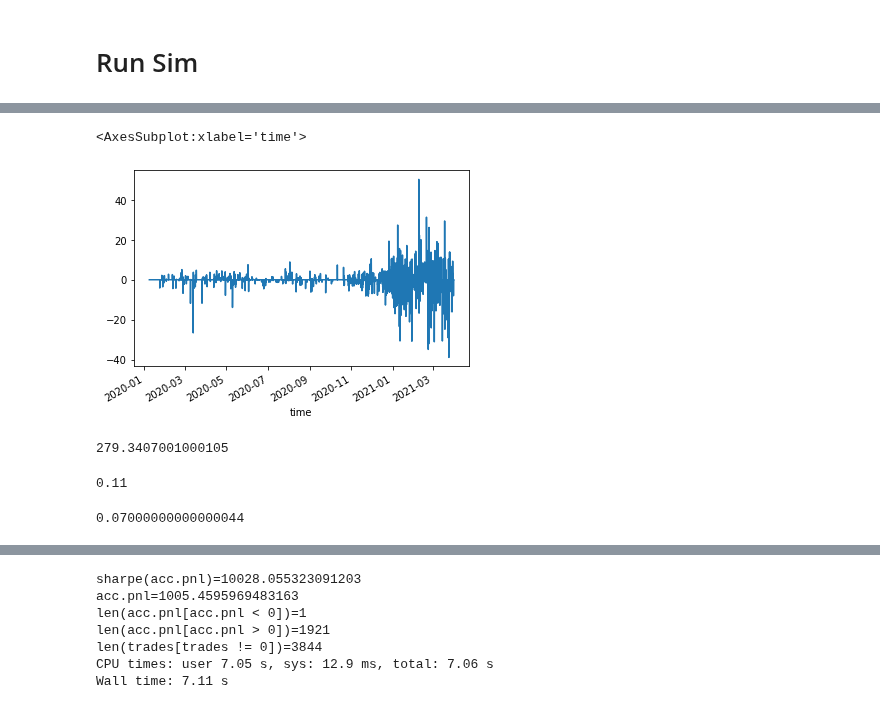
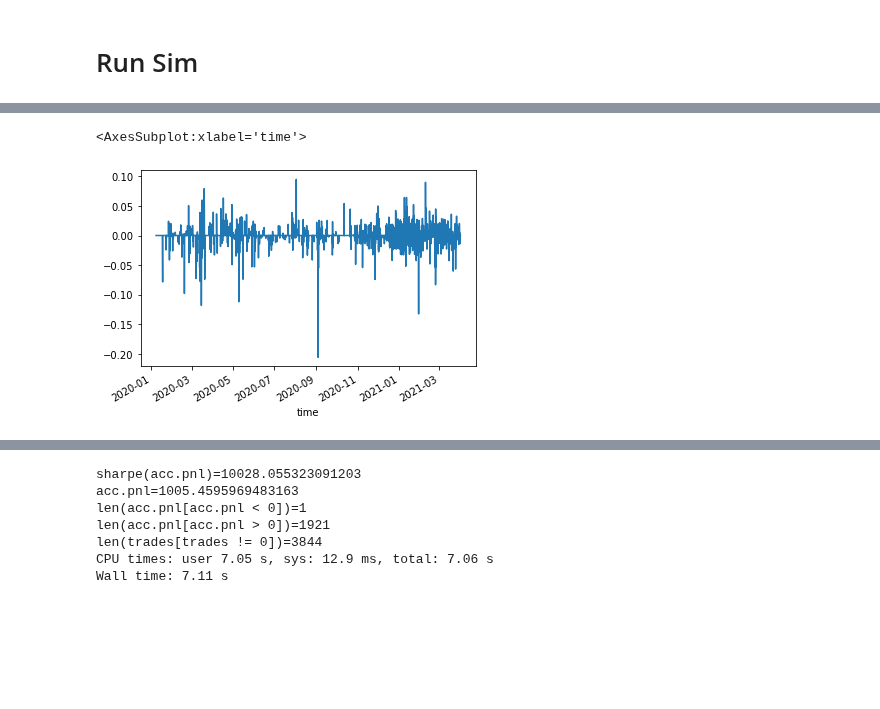
Before and after one commit to felipemontefuscolo/bitme, a Jupyter notebook: OhlcSim.ipynb, the cells around one changed output, grey strips where cells are left out. Drawn from its saved outputs; the diff is of its cells as text; code cells hidden in the pictures; blank space fills up the shorter version.

Commit message:
Fix returns

```diff
--- a/OhlcSim.ipynb
+++ b/OhlcSim.ipynb
@@ -359,11 +359,14 @@ def compute_pnl(prices, trades, fee):
 
     pos_id = (np.sign(pos.shift()) != np.sign(pos)).cumsum()
     open_sum = open_qty.groupby(pos_id).cumsum()
-    open_mean = (prices * open_qty).groupby(pos_id).cumsum().div(open_sum).shift()
+    open_mean = (prices * open_qty).groupby(pos_id).cumsum().div(open_sum).shift().fillna(0)
+    assert (open_mean >= 0).all()
 
-    p = (prices - open_mean) + (prices + open_mean) * fee * np.sign(close_qty)
+    realized_pnl = -close_qty * (prices - open_mean) - close_qty.abs() * (prices + open_mean) * fee
+    invested = (open_sum.shift().fillna(0) * open_mean).abs()
+    returns = (realized_pnl / invested).fillna(0)
 
-    return -close_qty * p.fillna(0)
+    return realized_pnl, invested, returns
 
 def compute_accounting(prices, trades, fee=0.0026):
 
@@ -376,7 +379,7 @@ def compute_accounting(prices, trades, fee=0.0026):
     book = prices * position * (1 - np.sign(position)*fee)
 
     total_cum = book + balance
-    realized_pnl = compute_pnl(prices, trades, fee)
+    realized_pnl, invested, returns = compute_pnl(prices, trades, fee)
 
 #to debug:
 #     return pd.DataFrame({'closed_pos': closed_pos, 'position': position,
@@ -384,6 +387,8 @@ def compute_accounting(prices, trades, fee=0.0026):
 #                         'p*t':prices * trades, 'balance': balance,
 #                         'book': book, 'unrealized': unrealized, 'pnl': pnl})
     return pd.DataFrame({'realized_pnl': realized_pnl,
+                         'invested': invested,
+                         'returns': returns,
                          'total_cum': total_cum,
                          'balance': balance,
                          'book': book,
@@ -478,6 +483,6 @@ def dd(x):  # to print dollars
     return locale.currency(x, grouping=True)
 # %%
 %%time
-trader = PatternTrader(100, best_score_max, budget=200)
+trader = PatternTrader(100, best_score_max, stop_loss_return=None)
 trades = trade(df, trader)
 # %% [output]
@@ -486,10 +491,10 @@ Wall time: 8.08 s
 # %%
-acc = compute_accounting(df.close, trades)
+acc = compute_accounting(df.close, trades, fee=0.0026)
 print(f'sharpe = {sharpe(acc.realized_pnl)}')
 print(f'realized pnl = {dd(acc.realized_pnl.sum())}')
 print(f'total pnl = {dd(acc.total_cum.iloc[-1])}')
-print(f'balance = {dd(acc.balance.iloc[-1])}')
-print(f'book = {dd(acc.book.iloc[-1])}')
+print(f'max invested = {dd(acc.invested.max())}')
+print(f'avg returns = {round(acc.returns.mean() * 100, 4)}%')
 apy_factor = 365 / (trades.index[-1] - trades.index[0]).days
 print(f'pnl < 0={len(acc.realized_pnl[acc.realized_pnl < 0])}')
 print(f'pnl > 0={len(acc.realized_pnl[acc.realized_pnl > 0])}')
@@ -536,17 +520,5 @@ trades.cumsum().plot()
 # %%
-acc.pnl.plot()
+acc.returns.plot()
 # %% [output]
 <AxesSubplot:xlabel='time'>
-[figure, old version]
+[figure, new version]
-# %%
-trader.current_budget
-# %% [output]
-279.3407001000105
-# %%
-trader.max_position
-# %% [output]
-0.11
-# %%
-sum(trades)
-# %% [output]
-0.07000000000000044
```
Also changed, not shown: parts of 24 cells of this notebook.
